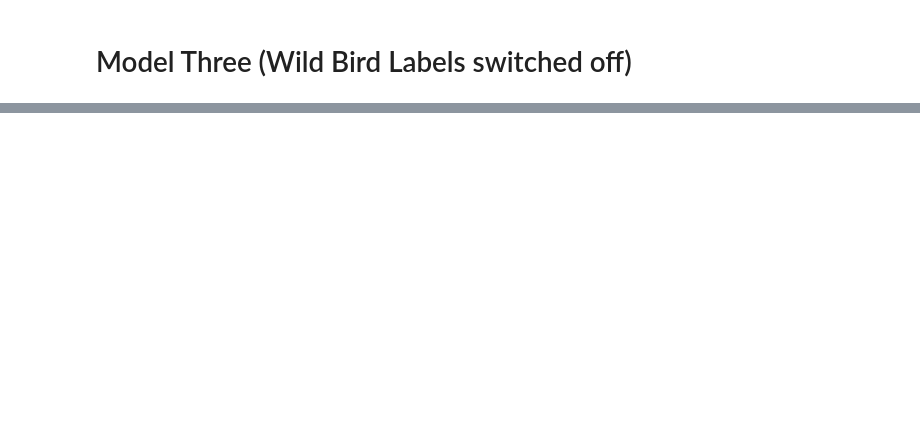
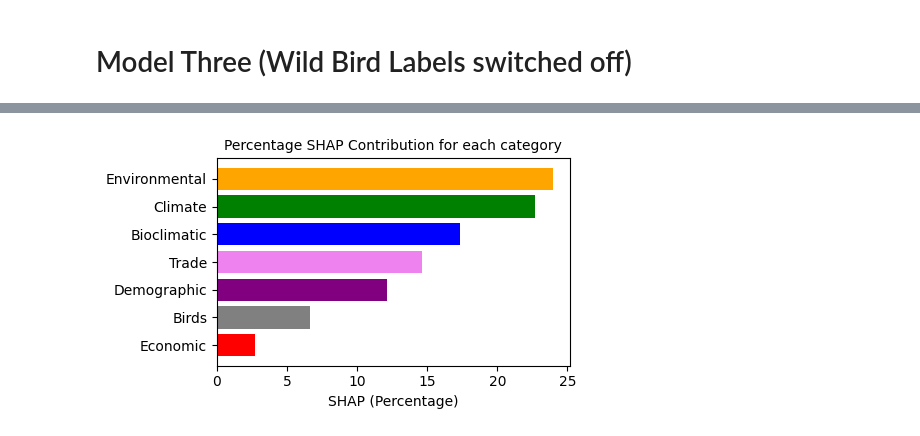
Before and after one commit to rogomichael/nature_biology, a Jupyter notebook: script_images/script_images.ipynb, the cells around one changed output, grey strips where cells are left out. Drawn from its saved outputs; the diff is of its cells as text; code cells hidden in the pictures; blank space fills up the shorter version.

Commit message:
refactored script_images code

```diff
--- a/script_images/script_images.ipynb
+++ b/script_images/script_images.ipynb
@@ -206,13 +245,16 @@ plt.show()
 # %%
 df = pd.read_excel("model3_bargraph.xlsx")
 x = df["Variables"]
 y = df["Percentage"]
-color=["green", "orange", "blue", "violet", "purple", "gray", "red"]
+#color=["green", "orange", "blue", "violet", "purple", "gray", "red"]
+color=["orange", "green", "blue", "violet", "purple", "gray", "red"]
 revcolor = color[::-1]
 plt.figure(figsize=(5,3))
 plt.title("Percentage SHAP Contribution for each category", fontsize = 10)
 plt.xlabel("SHAP (Percentage)")
 #plt.ylabel("Feature Category")
 plt.barh(x,y, color=revcolor)
 plt.tight_layout()
 plt.savefig("images/model3_shapCat.png", dpi=500)
+# %% [output]
+[figure, added]
```
Also changed, not shown: parts of 17 cells of this notebook, 2 other files.
